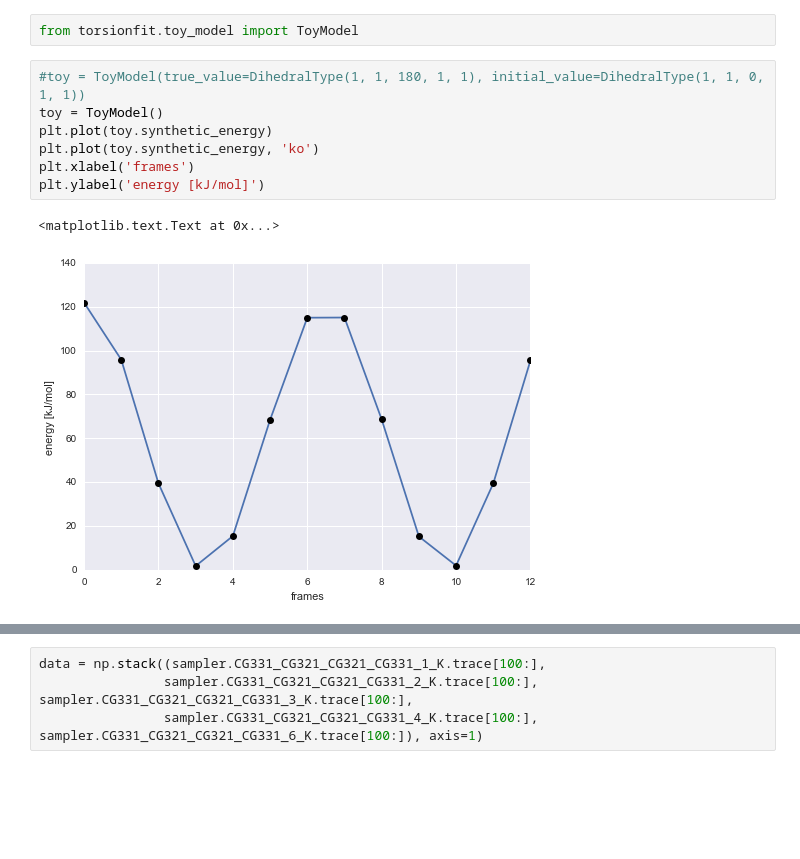
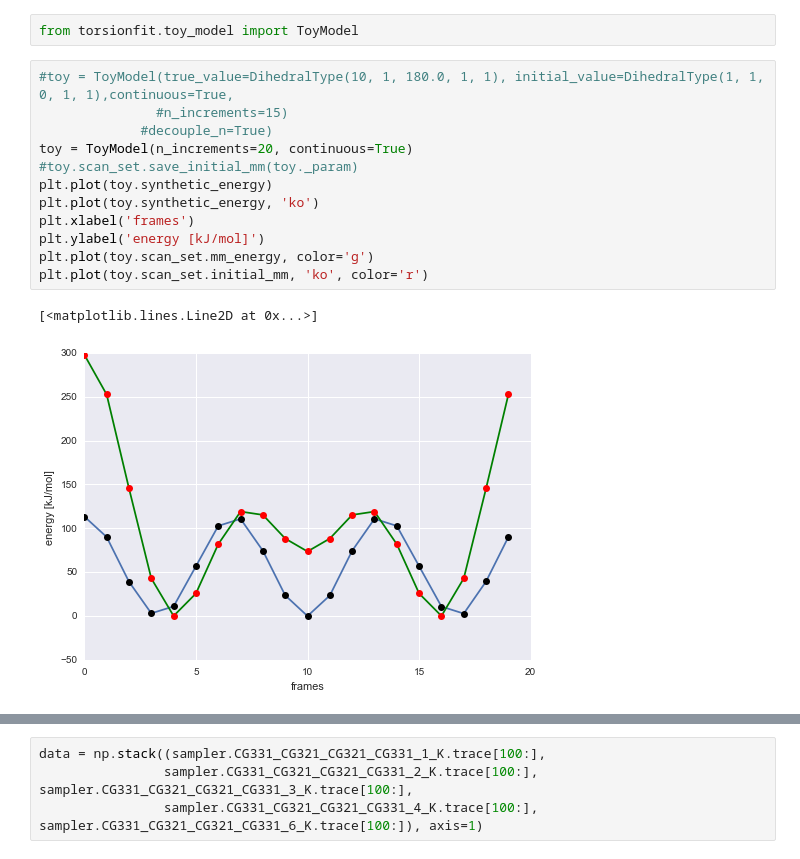
Before and after one commit to choderalab/torsionfit, a Jupyter notebook: examples/synthetic_data/Toy_model.ipynb, the cells around one changed output, grey strips where cells are left out. Cells and saved outputs as stored; diff of their text form; blank space fills up the shorter version.

```diff
--- a/examples/synthetic_data/Toy_model.ipynb
+++ b/examples/synthetic_data/Toy_model.ipynb
@@ -9,12 +9,17 @@ from parmed.topologyobjects import DihedralType
 # %%
 from torsionfit.toy_model import ToyModel
 # %%
-#toy = ToyModel(true_value=DihedralType(1, 1, 180, 1, 1), initial_value=DihedralType(1, 1, 0, 1, 1))
-toy = ToyModel()
+#toy = ToyModel(true_value=DihedralType(10, 1, 180.0, 1, 1), initial_value=DihedralType(1, 1, 0, 1, 1),continuous=True,
+               #n_increments=15)
+             #decouple_n=True)
+toy = ToyModel(n_increments=20, continuous=True)
+#toy.scan_set.save_initial_mm(toy._param)
 plt.plot(toy.synthetic_energy)
 plt.plot(toy.synthetic_energy, 'ko')
 plt.xlabel('frames')
 plt.ylabel('energy [kJ/mol]')
+plt.plot(toy.scan_set.mm_energy, color='g')
+plt.plot(toy.scan_set.initial_mm, 'ko', color='r')
 # %% [output]
-<matplotlib.text.Text at 0x...>
+[<matplotlib.lines.Line2D at 0x...>]
-[figure, old version]
+[figure, new version]
```
Also changed, not shown: parts of 25 cells of this notebook.
